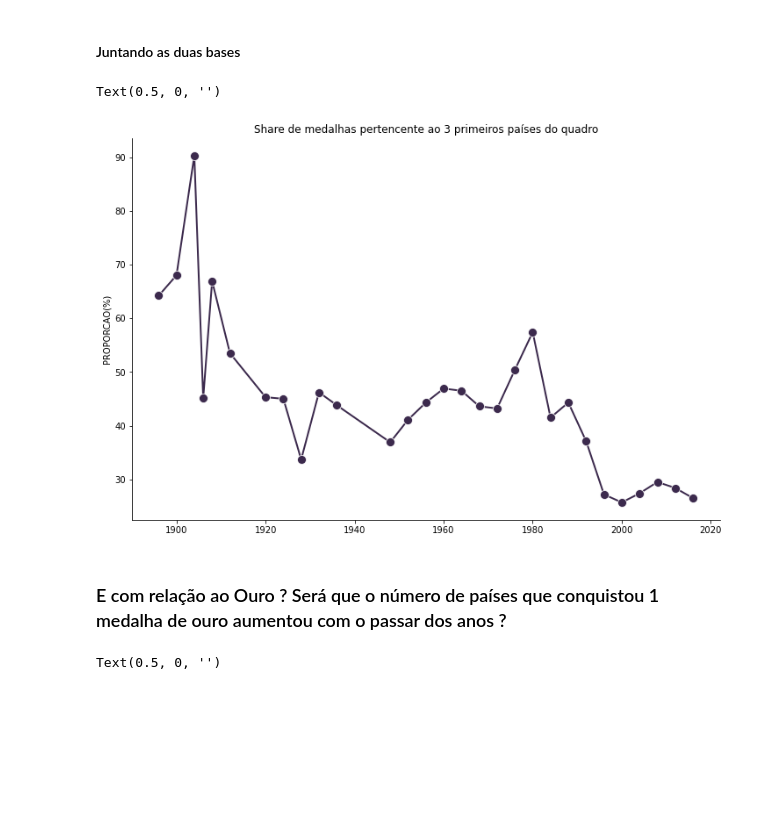
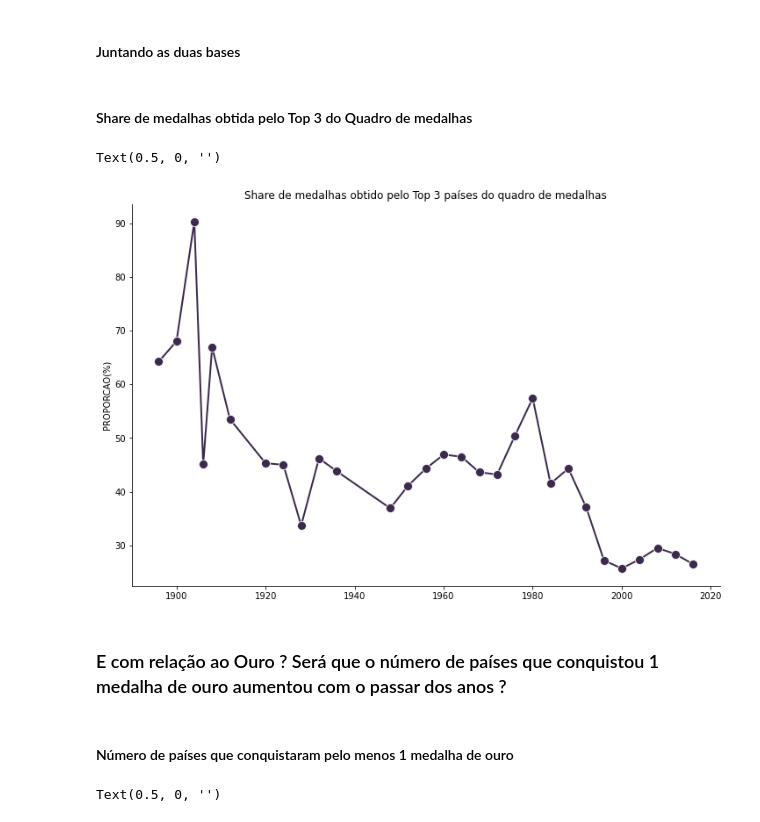
Before and after one commit to martinscaio/Jogos-Olimpicos, a Jupyter notebook: Jogos Olimpicos.ipynb, the cells around one changed output. Saved outputs shown, nothing was run; the diff lists cells and outputs as text; code cells hidden in the pictures; blank space fills up the shorter version.

```diff
--- a/Jogos Olimpicos.ipynb
+++ b/Jogos Olimpicos.ipynb
@@ -285,22 +310,24 @@ share_total = share_total.dropna()
 share_total['Medal'] = share_total['Medal'].astype(int)
 
 share_total['proporcao'] = (share_total['Medal']/share_total['Medalhas_totais']*100).round(1)
+# %% [markdown]
+#### Share de medalhas obtida pelo Top 3 do Quadro de medalhas
 # %%
 plt.subplots(figsize = (12,8))
 
 g = sns.lineplot(x="Year", y="proporcao", data=share_total, linewidth = 2, color = '#3c2a4d', marker = 'o', markersize = 10)
 
 g.spines['right'].set_visible(False)
 g.spines['top'].set_visible(False)
 
 
 
-plt.title('Share de medalhas pertencente ao 3 primeiros países do quadro')
+plt.title('Share de medalhas obtido pelo Top 3 países do quadro de medalhas')
 plt.ylabel('PROPORCAO(%)')
 plt.xlabel(None)
 # %% [output]
 Text(0.5, 0, '')
-[figure, old version]
+[figure, new version]
 # %% [markdown]
 ### E com relação ao Ouro ? Será que o número de países que conquistou 1 medalha de ouro aumentou com o passar dos anos ?
 # %%
@@ -323,6 +350,8 @@ ouro = ouro.sort_values(['Year', 'Medal'], ascending = False).groupby('Year').he
 ouro = ouro.groupby('Year')[['Medal']].sum().reset_index()
 # %%
 ouro_paises = ouro.merge(qtd_paisesouro, how='left', on='Year')
+# %% [markdown]
+#### Número de países que conquistaram pelo menos 1 medalha de ouro
 # %%
 plt.subplots(figsize = (12,8))
 
```
Also changed, not shown: parts of 9 cells of this notebook.
